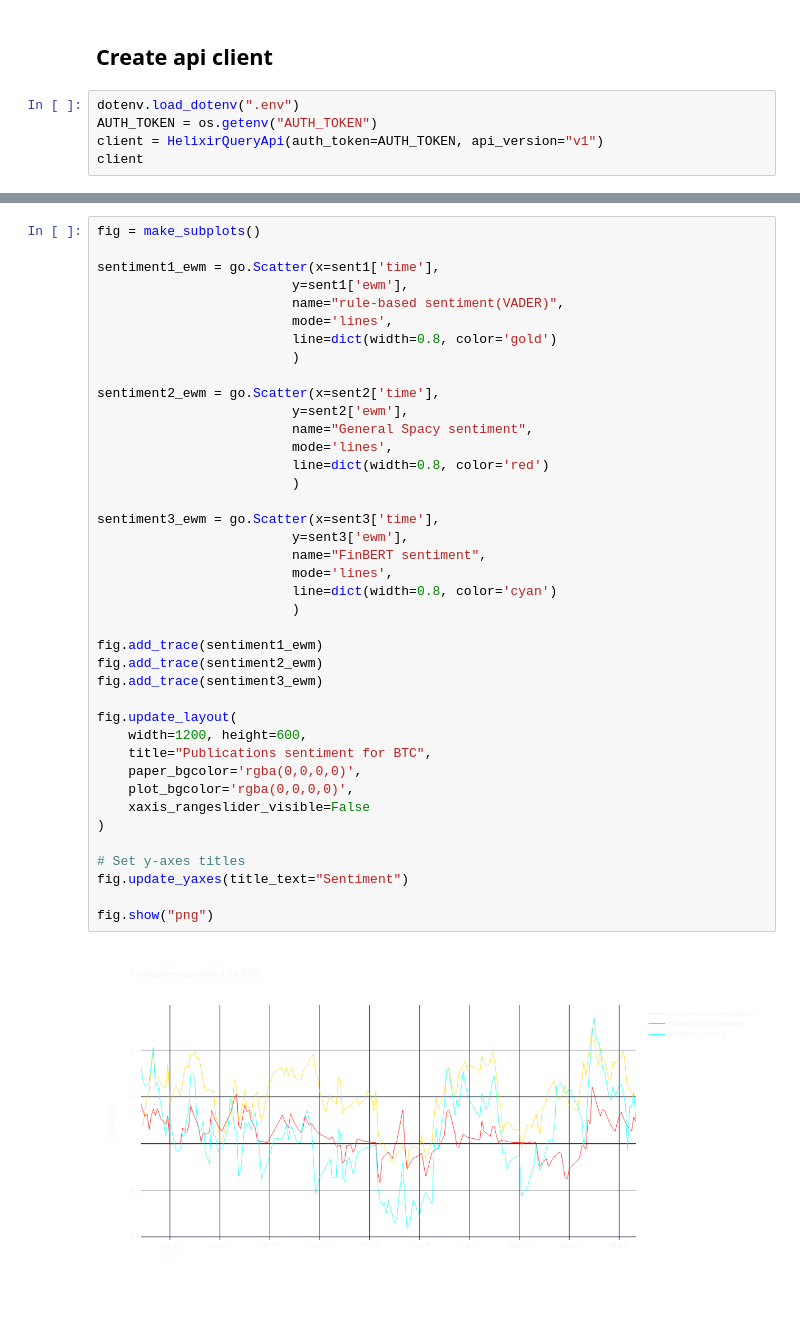
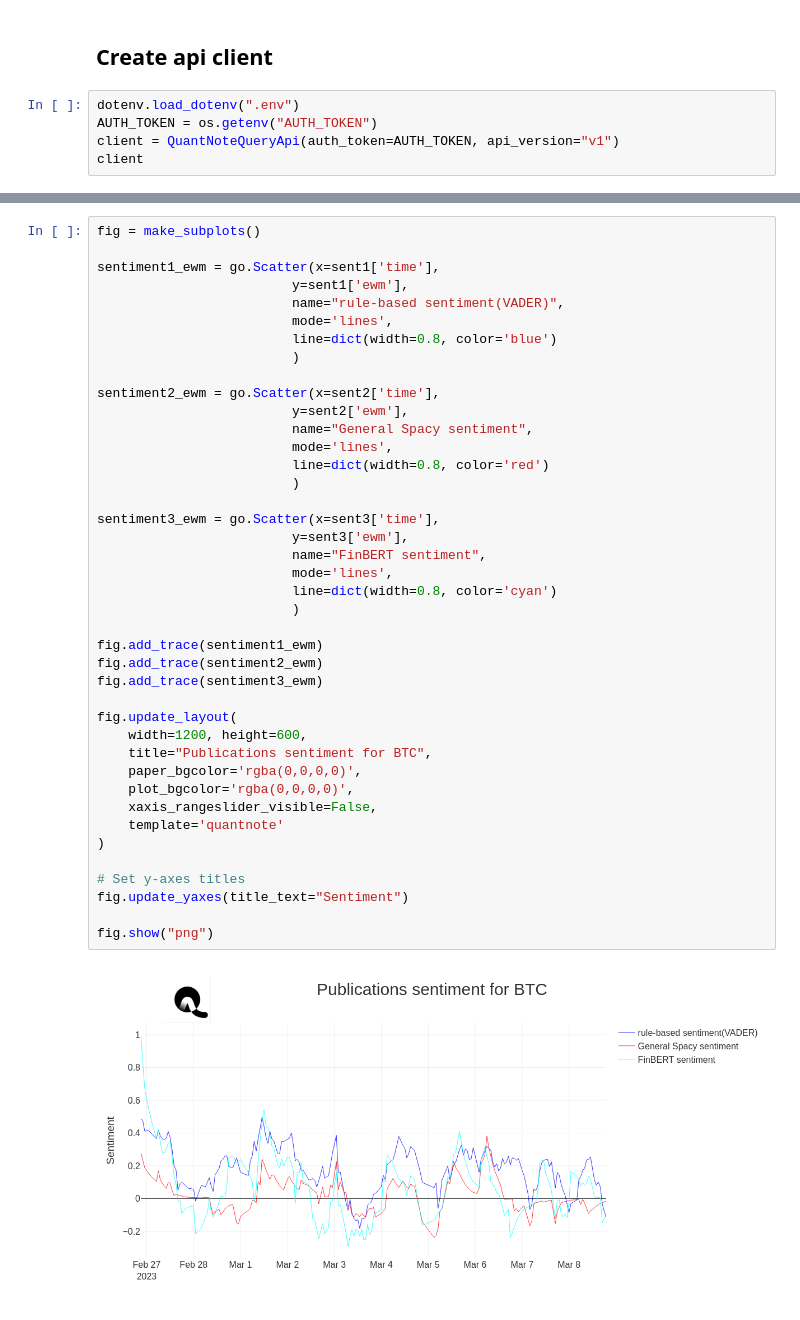
Before and after one commit to QuantNodeAI/quantnote-query-client, a Jupyter notebook: examples/sentiment_metrics.ipynb, the cells around one changed output, grey strips where cells are left out. Cells and saved outputs as stored; diff of their text form.

```diff
--- a/examples/sentiment_metrics.ipynb
+++ b/examples/sentiment_metrics.ipynb
@@ -17,6 +18,6 @@ from client.query_api_client import HelixirQueryApi
 # %%
 dotenv.load_dotenv(".env")
 AUTH_TOKEN = os.getenv("AUTH_TOKEN")
-client = HelixirQueryApi(auth_token=AUTH_TOKEN, api_version="v1")
+client = QuantNoteQueryApi(auth_token=AUTH_TOKEN, api_version="v1")
 client
 # %% [output]
@@ -217,40 +221,41 @@ sentiment1_ewm = go.Scatter(x=sent1['time'],
                          y=sent1['ewm'],
                          name="rule-based sentiment(VADER)",
                          mode='lines',
-                         line=dict(width=0.8, color='gold')
+                         line=dict(width=0.8, color='blue')
                          )
 
 sentiment2_ewm = go.Scatter(x=sent2['time'],
                          y=sent2['ewm'],
                          name="General Spacy sentiment",
                          mode='lines',
                          line=dict(width=0.8, color='red')
                          )
 
 sentiment3_ewm = go.Scatter(x=sent3['time'],
                          y=sent3['ewm'],
                          name="FinBERT sentiment",
                          mode='lines',
                          line=dict(width=0.8, color='cyan')
                          )
 
 fig.add_trace(sentiment1_ewm)
 fig.add_trace(sentiment2_ewm)
 fig.add_trace(sentiment3_ewm)
 
 fig.update_layout(
     width=1200, height=600,
     title="Publications sentiment for BTC",
     paper_bgcolor='rgba(0,0,0,0)',
     plot_bgcolor='rgba(0,0,0,0)',
-    xaxis_rangeslider_visible=False
+    xaxis_rangeslider_visible=False,
+    template='quantnote'
 )
 
 # Set y-axes titles
 fig.update_yaxes(title_text="Sentiment")
 
 fig.show("png")
 # %% [output]
-[figure, old version]
+[figure, new version]
 # %%
 tohlcv_query = """SELECT p.bucket as time, open_stable, high_stable, low_stable, close_stable, v.volume
```
Also changed, not shown: parts of 11 cells of this notebook, 15 other files.
